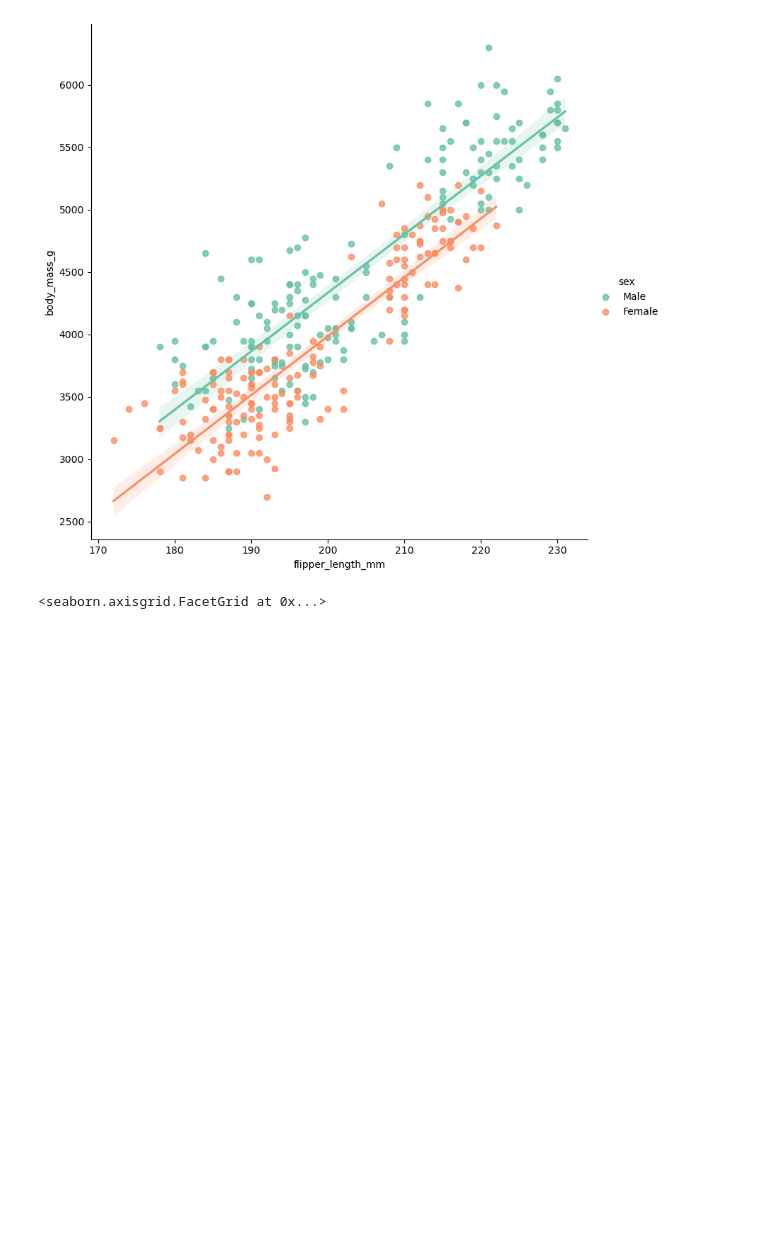
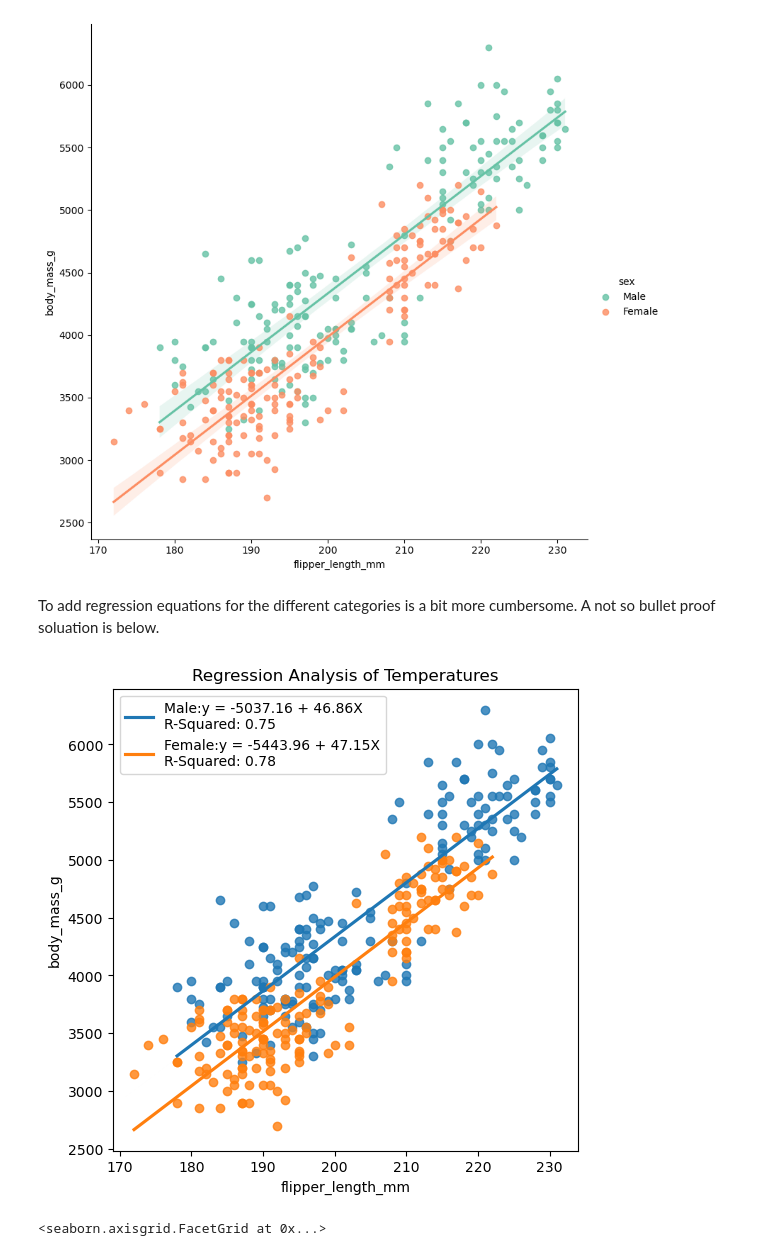
Before and after one commit to chpalaiokostas/Introduction_to_Python_for_data_science, a Jupyter notebook: Day4/Data visualization with seaborn - part II.ipynb, the cells around one changed output. Saved outputs shown, nothing was run; the diff lists cells and outputs as text; code cells hidden in the pictures; blank space fills up the shorter version.

```diff
--- a/Day4/Data visualization with seaborn - part II.ipynb
+++ b/Day4/Data visualization with seaborn - part II.ipynb
@@ -104,6 +104,55 @@ sns.lmplot(
 # %% [output]
 <seaborn.axisgrid.FacetGrid at 0x...>
 [figure]
+# %% [markdown]
+To add regression equations for the different categories is a bit more cumbersome. A not so bullet proof soluation is below.
+# %%
+def reg_calc(X,y):
+    """
+    Fit a regression model.
+
+    Args:
+        X : A matrix or dataframe containing the predictor variables.
+        y: A vector or series with the response variable.
+
+    Returns:
+        The intercept, slope and R-squared.
+    """
+    model = LinearRegression()
+    model.fit(X,y)
+    r_squared = f"R-Squared: {model.score(X, y):.2f}"
+    best_fit = (f"y = {model.intercept_:+.2f} + {model.coef_[0]:.2f}X")
+    return best_fit, r_squared
+# %%
+def reg_plot(column,category):
+    """
+    Plot separate regression lines for each category.
+
+    Args:
+        column : A string with the name of the dataframe column with the categories of interest. Hard coded only for penguins here.
+        category: A string with the actual categorical value
+
+    Returns:
+        A plot with seqarate regression lines and corresponding equations for each category.
+    """
+    column = column
+    category = category
+    data = penguins.loc[penguins[column] == category]
+    X = data.loc[:,["flipper_length_mm"]]
+    y = data.loc[:,"body_mass_g"]
+    best_fit, r_squared = reg_calc(X,y)
+    ax = sns.regplot(
+    data=data, x=X,
+    y=y, ci=None,
+    line_kws={"label": f"{category}:{best_fit}\n{r_squared}"}
+    )
+    ax.set_title("Regression Analysis of Temperatures")
+    ax.legend()
+# %%
+for gender in ["Male", "Female"]:
+    reg_plot("sex",gender)
+# %% [output]
+[figure, added]
 # %%
 sns.lmplot(
     data=penguins,
```
